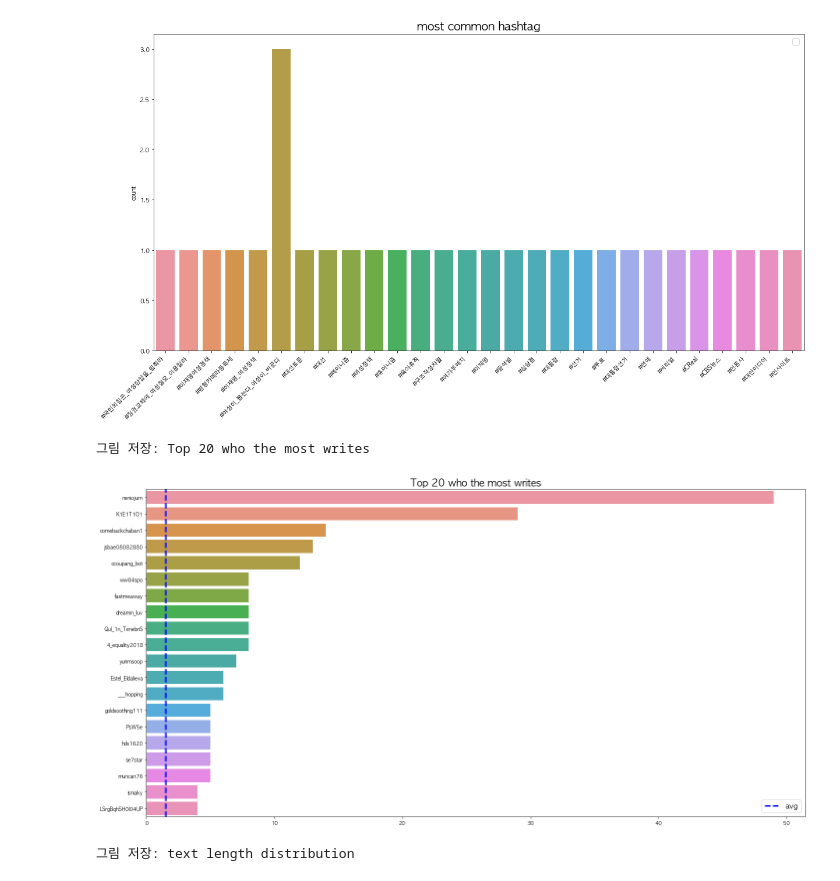
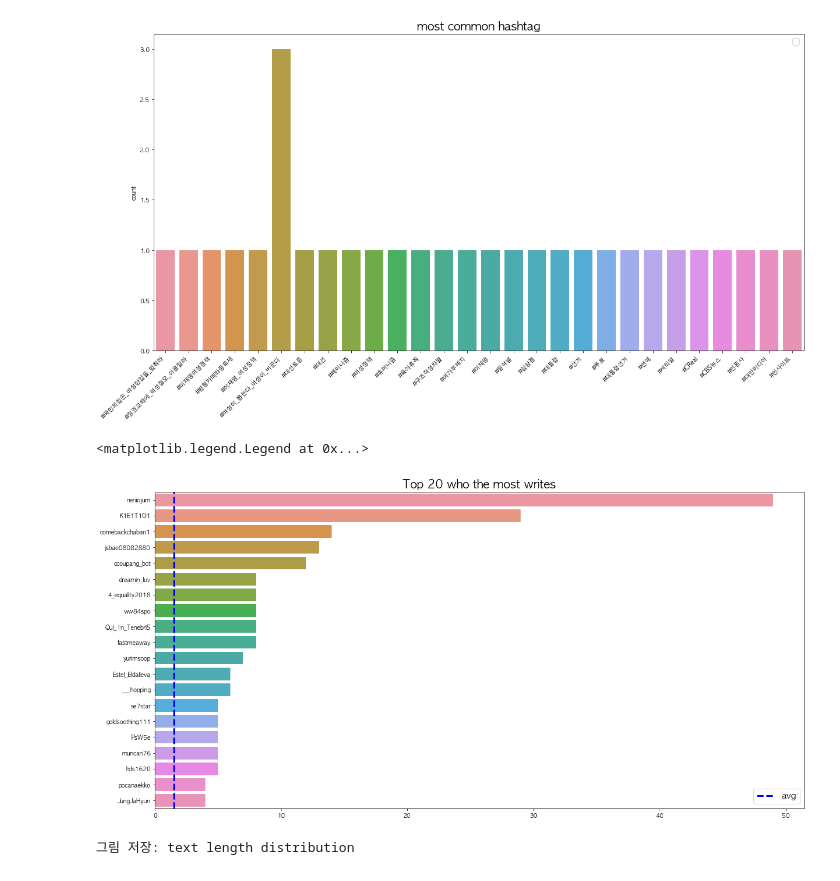
Before and after one commit to solyourock/ML_study, a Jupyter notebook: NLP/twitter_eda.ipynb, the cells around one changed output. Drawn from its saved outputs; the diff is of its cells as text; code cells hidden in the pictures.

```diff
--- a/NLP/twitter_eda.ipynb
+++ b/NLP/twitter_eda.ipynb
@@ -61,5 +59,5 @@ election = election.drop_duplicates()
 # %%
-women_policy = pd.read_csv('dataset/women_policy.csv')
+women_policy = pd.read_csv('dataset/women_policy_labelword.csv')
 # 혹시 모를 중복제거
 women_policy = women_policy.drop_duplicates()
 # %%
@@ -126,17 +128,17 @@ women_policy['text'] = women_policy['text'].apply(lambda x : clean(x))
 # %%
 # 어떤 유저가 가장 많이 트윗을 썻는지
 plt.figure(figsize=(20,10))
 sns.barplot(x=women_policy['username'].value_counts()[:20].values,
             y=women_policy['username'].value_counts()[:20].index,
            orient='h')
 plt.title('Top 20 who the most writes', fontsize=20)
 plt.axvline(x=np.average(women_policy['username'].value_counts().values), color='b', linestyle='--', linewidth=3,
             label='avg')
 plt.legend(fontsize=15)
-save_fig('Top 20 who the most writes')
+# save_fig('Top 20 who the most writes')
 # %% [output]
-그림 저장: Top 20 who the most writes
+<matplotlib.legend.Legend at 0x...>
-[figure, old version]
+[figure, new version]
 # %%
 # 전체 문장 길이 분포
 plt.figure(figsize=(20,10))
```
Also changed, not shown: parts of 28 cells of this notebook.
